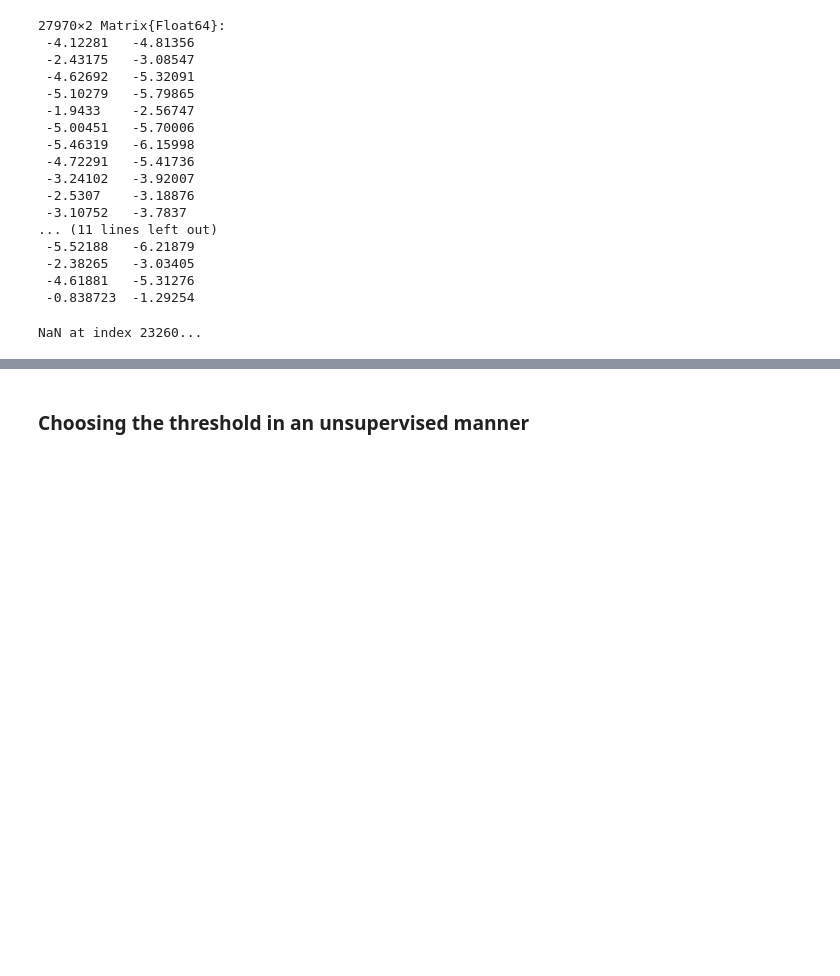
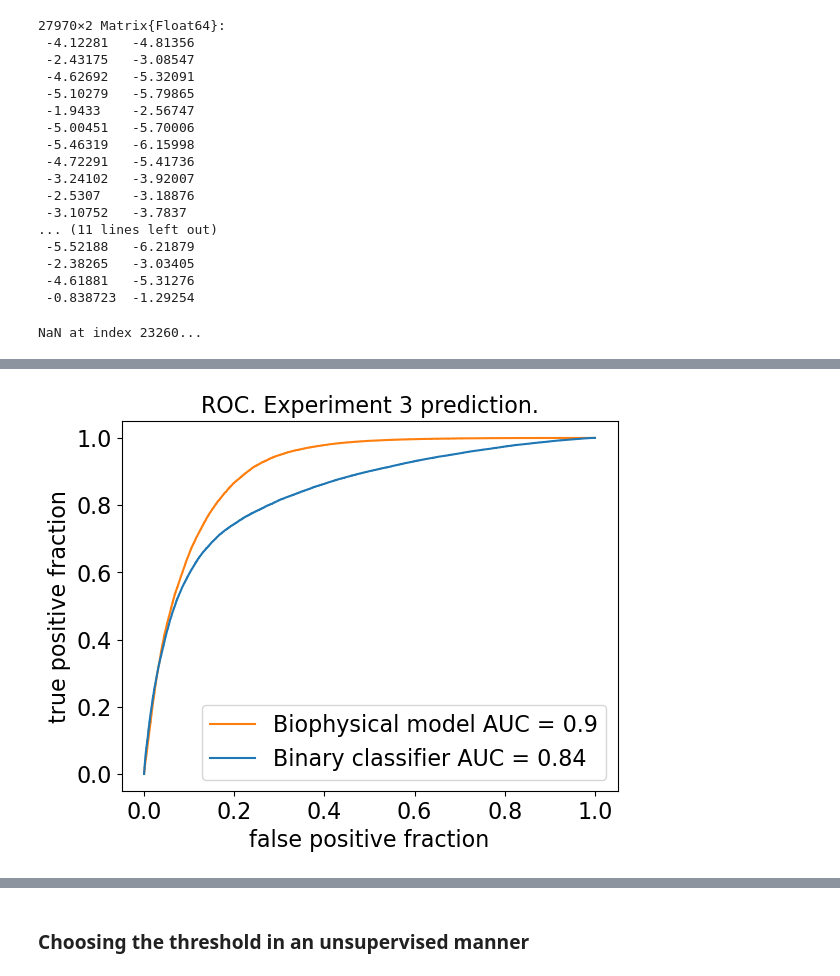
Before and after one commit to matteodeleonardis/unsupervised_aav2, a Jupyter notebook: analysis/experiment2.ipynb, the cells around one changed output, grey strips where cells are left out. Cells and saved outputs as stored; diff of their text form; code cells hidden in the pictures; blank space fills up the shorter version.

```diff
--- a/analysis/experiment2.ipynb
+++ b/analysis/experiment2.ipynb
@@ -241,10 +252,14 @@ legend(["AUC = $(round(auc_val_pt, digits=2))"])
 # %%
 plot(false_pos_pt, true_pos_pt, color="#ff7f0e")
 plot(false_pos_cnn, true_pos_cnn, color="#1f77b4")
-title("ROC. Experiment 3 prediction.")
-xlabel("false positive fraction")
-ylabel("true positive fraction")
-legend(["Biophysical model AUC = $(round(auc_val_pt, digits=2))", "Binary classifier AUC = $(round(auc_val_cnn, digits=2))"])
-#savefig("../figures/exp3_roc.pdf", format="pdf")
+title("ROC. Experiment 3 prediction.", fontsize=16)
+xlabel("false positive fraction", fontsize=16)
+ylabel("true positive fraction", fontsize=16)
+legend(["Biophysical model AUC = $(round(auc_val_pt, digits=2))", "Binary classifier AUC = $(round(auc_val_cnn, digits=2))"], fontsize=16)
+xticks(fontsize=16)
+yticks(fontsize=16)
+savefig("../figures/exp3_roc.pdf", format="pdf")
+# %% [output]
+[figure, added]
 # %%
 ls_threshold = optimal_threshold(ls_experiment3_filtered, true_pos_pt, false_pos_pt)
```
Also changed, not shown: parts of 23 cells of this notebook, 5 other files.
